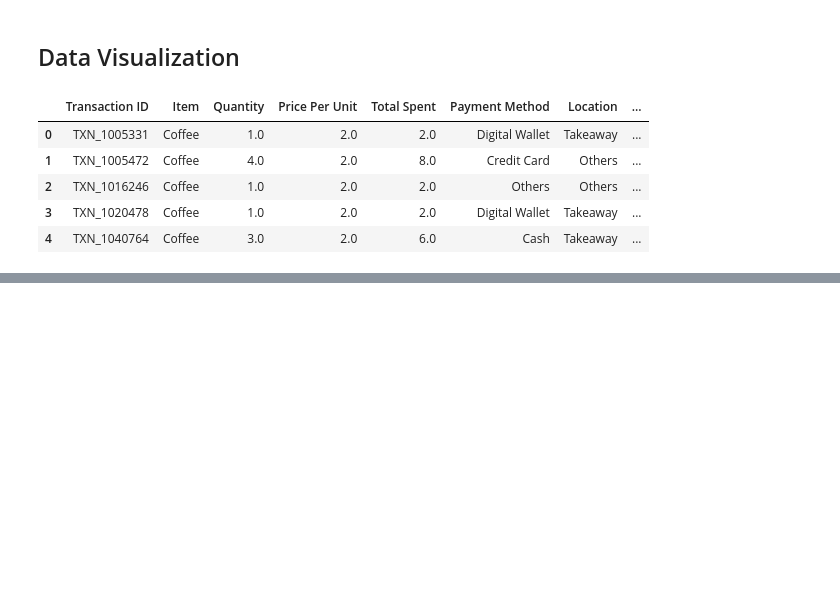
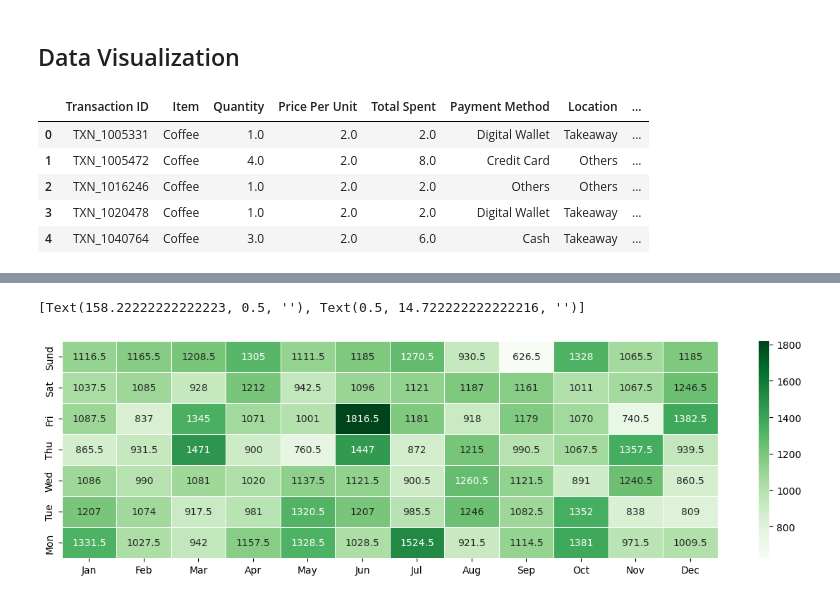
Before and after one commit to jeeenss/Data-Analysis-with-Python, a Jupyter notebook: Cafe_Sales/cafe_sales_analysis.ipynb, the cells around one changed output, grey strips where cells are left out. Saved outputs shown, nothing was run; the diff lists cells and outputs as text; code cells hidden in the pictures; blank space fills up the shorter version.

```diff
--- a/Cafe_Sales/cafe_sales_analysis.ipynb
+++ b/Cafe_Sales/cafe_sales_analysis.ipynb
@@ -997,0 +1001,6 @@ June is the month when most transactions occurred compared to the entire year. O
+# %%
+result = df.groupby(['Transaction Month','Month ID','Day of the Week','Day ID'], as_index=False).agg({'Total Spent':'sum'}).sort_values(by=['Month ID', 'Day ID'], ascending=[True, False], ignore_index=True)
+#result = result.set_index('Transaction Month')
+result['Total Spent'] = round(result['Total Spent'],4)
+result.head()
+result.info()
@@ -997,0 +1020,11 @@ June is the month when most transactions occurred compared to the entire year. O
+# %%
+res_pivot=result.pivot_table(index='Day ID', columns='Month ID', values='Total Spent')
+fig, ax = plt.subplots(figsize=(15,4))
+ylabels = ['Mon', 'Tue', 'Wed', 'Thu', 'Fri', 'Sat', 'Sund']
+xlabels = ['Jan', 'Feb', 'Mar', 'Apr', 'May', 'Jun', 'Jul', 'Aug', 'Sep', 'Oct', 'Nov', 'Dec']
+ax = sns.heatmap(res_pivot, annot=True, linewidth=.5, fmt='.5g', cmap='Greens', yticklabels=ylabels, xticklabels=xlabels )
+ax.invert_yaxis()
+ax.set(ylabel='', xlabel='')
+# %% [output]
+[Text(158.22222222222223, 0.5, ''), Text(0.5, 14.722222222222216, '')]
+[figure, added]
```
Also changed, not shown: parts of 5 cells of this notebook.
